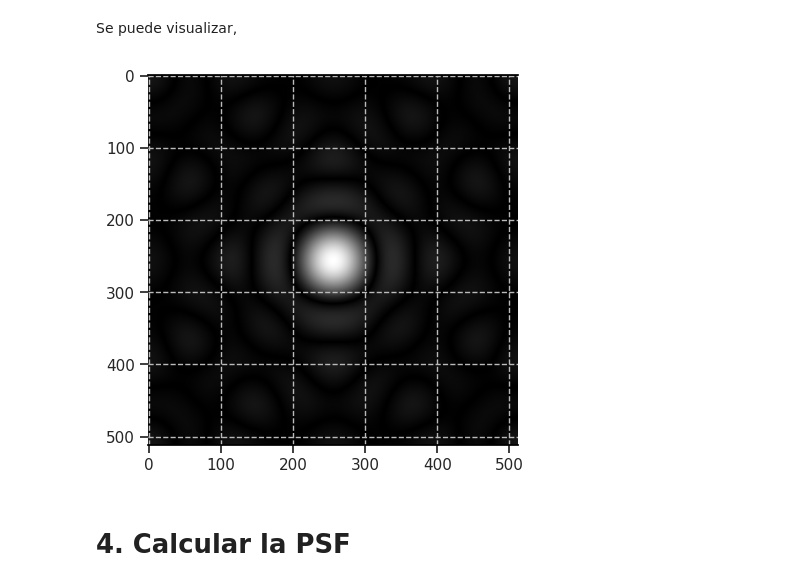
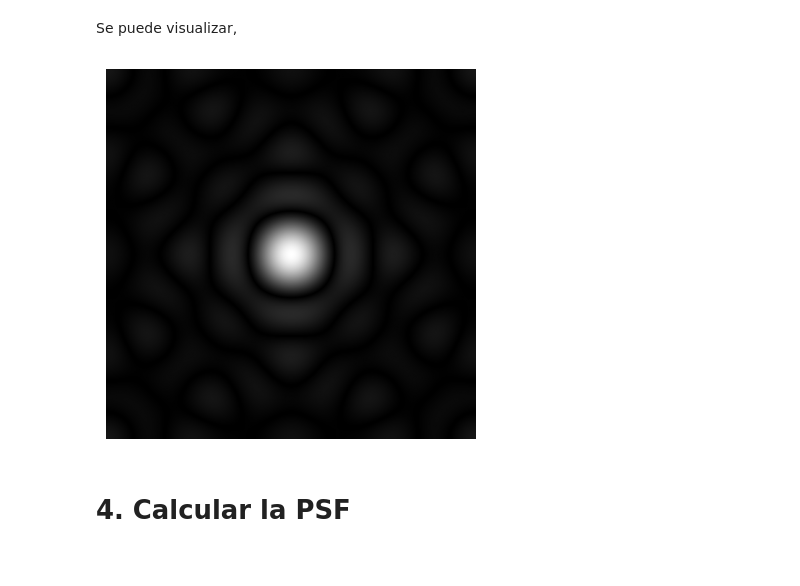
Before and after one commit to Miguel-Perdomo/fourier-optics, a Jupyter notebook: talleres/Taller02/taller02.ipynb, the cells around one changed output. Drawn from its saved outputs; the diff is of its cells as text; code cells hidden in the pictures.

```diff
--- a/talleres/Taller02/taller02.ipynb
+++ b/talleres/Taller02/taller02.ipynb
@@ -246,14 +246,14 @@ Se puede visualizar,
 # %%
 def complex_spectrum_visualization(matrix: np.ndarray):
     return np.abs(matrix)
 
 spectrum_h = complex_spectrum_visualization(h)
 
 plt.imshow(spectrum_h, cmap = "gray")
-#plt.axis("off")
+plt.axis("off")
 plt.savefig(f"{folder_name}/spectrum_h.png", dpi=300, bbox_inches='tight')
 # %% [output]
-[figure, old version]
+[figure, new version]
 # %% [markdown]
 # 4. Calcular la PSF
 # %% [markdown]
```
Also changed, not shown: parts of 30 cells of this notebook.
